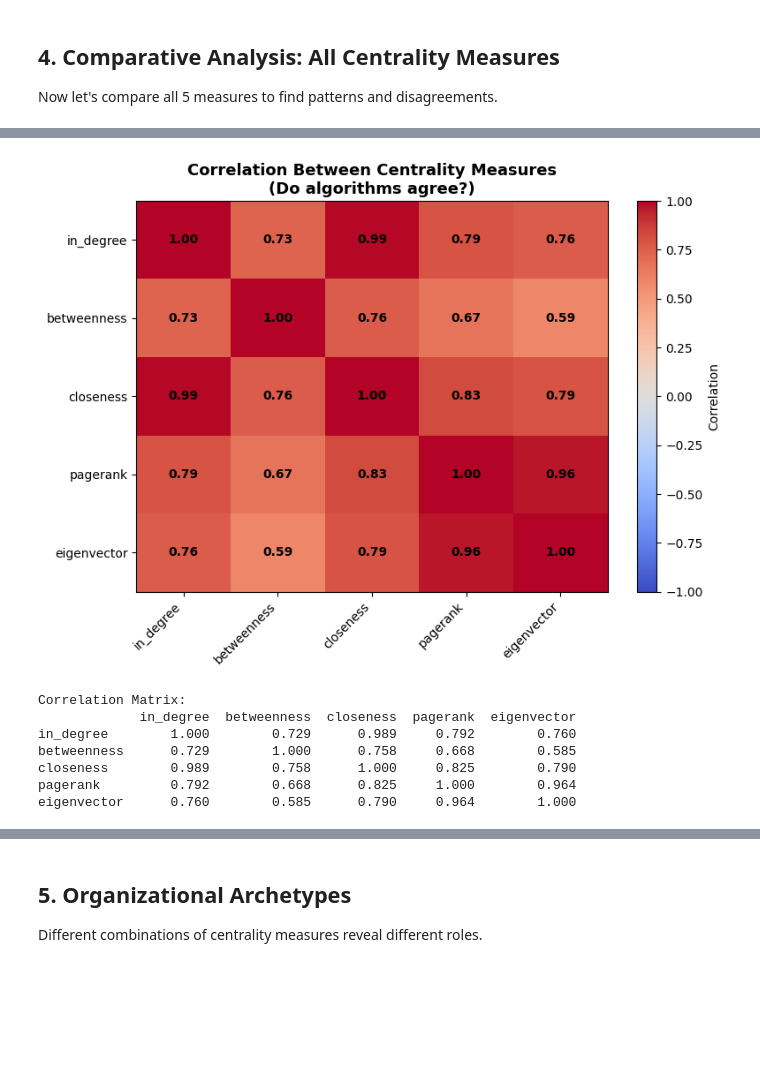
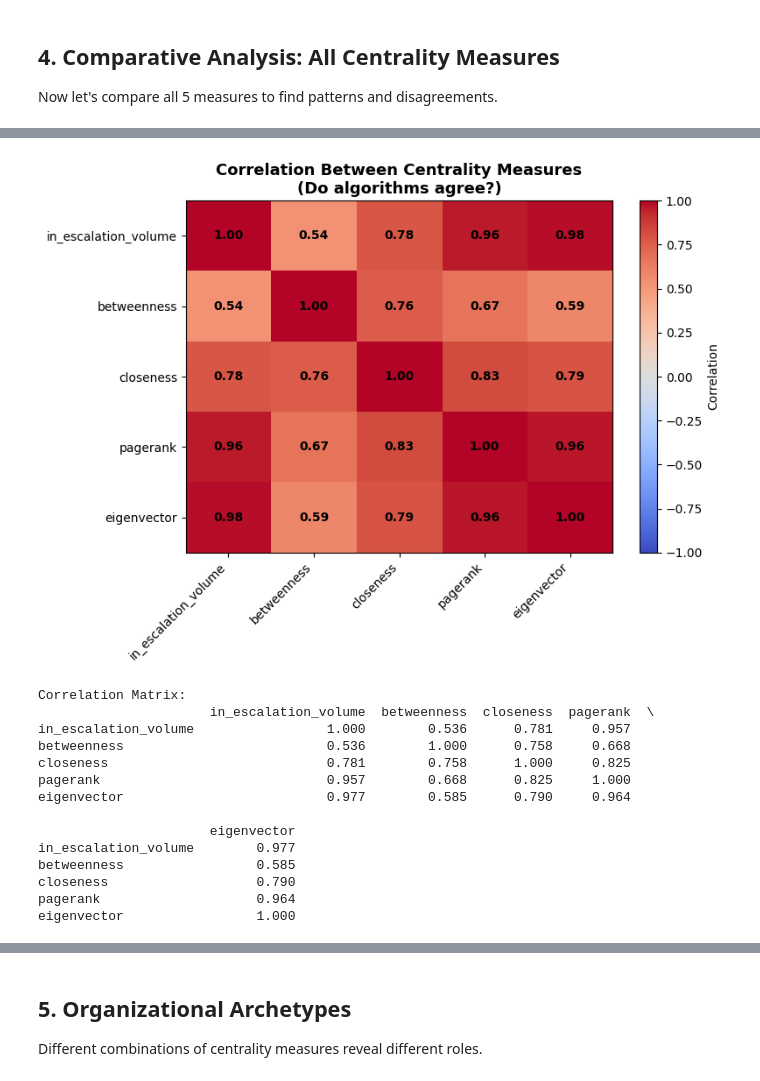
Before and after one commit to marekkucak/graph-analysis-course, a Jupyter notebook: notebooks/04_centrality_algorithms.ipynb, the cells around one changed output, grey strips where cells are left out. Saved outputs shown, nothing was run; the diff lists cells and outputs as text; code cells hidden in the pictures; blank space fills up the shorter version.

```diff
--- a/notebooks/04_centrality_algorithms.ipynb
+++ b/notebooks/04_centrality_algorithms.ipynb
@@ -208,30 +222,38 @@ We'll explore 5 different definitions of centrality. Each reveals different type
 # %%
-# Compute in-degree and out-degree centrality
+# Compute unweighted in-degree and out-degree (count of distinct people)
+in_degree_count = dict(G.in_degree())  # Distinct people escalating TO this person
+out_degree_count = dict(G.out_degree())  # Distinct people this person escalates TO
+
+# Compute weighted degree / escalation volume
+in_escalation_volume = dict(G.in_degree(weight='weight'))  # Total escalations received
+out_escalation_volume = dict(G.out_degree(weight='weight'))  # Total escalations sent
+
+# Compute centrality scores
 in_degree_centrality = nx.in_degree_centrality(G)
 out_degree_centrality = nx.out_degree_centrality(G)
-
-# Also get raw degree counts
-in_degree_count = dict(G.in_degree())
-out_degree_count = dict(G.out_degree())
 
 # Create summary dataframe
 degree_summary = pd.DataFrame([
     {
         'person_id': person_id,
         'name': G.nodes[person_id]['name'],
-        'in_degree': in_degree_count[person_id],
-        'out_degree': out_degree_count[person_id],
+        'in_degree_count': in_degree_count[person_id],
+        'out_degree_count': out_degree_count[person_id],
+        'in_escalation_volume': in_escalation_volume[person_id],
+        'out_escalation_volume': out_escalation_volume[person_id],
         'in_centrality': in_degree_centrality[person_id],
         'out_centrality': out_degree_centrality[person_id],
     }
     for person_id in G.nodes()
 ])
 
-degree_summary = degree_summary.sort_values('in_degree', ascending=False)
+degree_summary = degree_summary.sort_values('in_escalation_volume', ascending=False)
 
-print(f"Top 10 by In-Degree (Who receives most escalations?):")
-print(degree_summary[['person_id', 'name', 'in_degree', 'out_degree']].head(10).to_string(index=False))
+print(f"Top 10 by In-Escalation Volume (Who receives most escalations?)")
+print("(Volume = sum of escalation_count, not just distinct people):")
+print(degree_summary[['person_id', 'name', 'in_degree_count', 'in_escalation_volume']].head(10).to_string(index=False))
 
-print(f"\nTop 10 by Out-Degree (Who escalates to others?):")
-print(degree_summary.sort_values('out_degree', ascending=False)[['person_id', 'name', 'in_degree', 'out_degree']].head(10).to_string(index=False))
+print(f"\nTop 10 by Out-Escalation Volume (Who sends most escalations?)")
+print("(Volume = sum of escalation_count, not just distinct people):")
+print(degree_summary.sort_values('out_escalation_volume', ascending=False)[['person_id', 'name', 'out_degree_count', 'out_escalation_volume']].head(10).to_string(index=False))
 # %% [output]
@@ -563,7 +587,8 @@ centrality_comparison = pd.DataFrame([
         'name': G.nodes[person_id]['name'],
         'team_id': G.nodes[person_id]['team_id'],
         'seniority': G.nodes[person_id]['seniority'],
-        'in_degree': in_degree_count[person_id],
+        'in_degree_count': in_degree_count[person_id],
+        'in_escalation_volume': in_escalation_volume[person_id],
         'betweenness': betweenness_centrality[person_id],
         'closeness': closeness_centrality[person_id],
         'pagerank': pagerank[person_id],
@@ -573,10 +598,10 @@ centrality_comparison = pd.DataFrame([
 ])
 
 # Rank each person by each centrality measure
-for measure in ['in_degree', 'betweenness', 'closeness', 'pagerank', 'eigenvector']:
+for measure in ['in_degree_count', 'in_escalation_volume', 'betweenness', 'closeness', 'pagerank', 'eigenvector']:
     centrality_comparison[f'{measure}_rank'] = centrality_comparison[measure].rank(ascending=False).astype(int)
 
-print("Centrality Measures - Top 10 by in-degree:")
-display_cols = ['name', 'in_degree', 'betweenness', 'closeness', 'pagerank', 'eigenvector']
-print(centrality_comparison.nlargest(10, 'in_degree')[display_cols].to_string(index=False))
+print("Centrality Measures - Top 10 by in-escalation volume:")
+display_cols = ['name', 'in_escalation_volume', 'betweenness', 'closeness', 'pagerank', 'eigenvector']
+print(centrality_comparison.nlargest(10, 'in_escalation_volume')[display_cols].to_string(index=False))
 # %% [output]
@@ -595,39 +620,46 @@ Patricia Peterson         10     0.016822   0.708333  0.051265     0.227719
 # %%
 # Compute correlation between centrality measures
-centrality_cols = ['in_degree', 'betweenness', 'closeness', 'pagerank', 'eigenvector']
+centrality_cols = ['in_escalation_volume', 'betweenness', 'closeness', 'pagerank', 'eigenvector']
 correlation_matrix = centrality_comparison[centrality_cols].corr()
 
 # Visualize correlation heatmap
 fig, ax = plt.subplots(figsize=(8, 6))
 im = ax.imshow(correlation_matrix, cmap='coolwarm', vmin=-1, vmax=1, aspect='auto')
 
 ax.set_xticks(range(len(centrality_cols)))
 ax.set_yticks(range(len(centrality_cols)))
 ax.set_xticklabels(centrality_cols, rotation=45, ha='right')
 ax.set_yticklabels(centrality_cols)
 
 # Add correlation values
 for i in range(len(centrality_cols)):
     for j in range(len(centrality_cols)):
         text = ax.text(j, i, f'{correlation_matrix.iloc[i, j]:.2f}',
                        ha="center", va="center", color="black", fontsize=10, fontweight='bold')
 
 plt.colorbar(im, ax=ax, label='Correlation')
 ax.set_title('Correlation Between Centrality Measures\n(Do algorithms agree?)', fontsize=13, fontweight='bold')
 plt.tight_layout()
 plt.show()
 
 print("Correlation Matrix:")
 print(correlation_matrix.round(3))
 # %% [output]
-[figure, old version]
+[figure, new version]
 Correlation Matrix:
-             in_degree  betweenness  closeness  pagerank  eigenvector
-in_degree        1.000        0.729      0.989     0.792        0.760
-betweenness      0.729        1.000      0.758     0.668        0.585
-closeness        0.989        0.758      1.000     0.825        0.790
-pagerank         0.792        0.668      0.825     1.000        0.964
-eigenvector      0.760        0.585      0.790     0.964        1.000
+                      in_escalation_volume  betweenness  closeness  pagerank  \
+in_escalation_volume                 1.000        0.536      0.781     0.957
+betweenness                          0.536        1.000      0.758     0.668
+closeness                            0.781        0.758      1.000     0.825
+pagerank                             0.957        0.668      0.825     1.000
+eigenvector                          0.977        0.585      0.790     0.964
+
+                      eigenvector
+in_escalation_volume        0.977
+betweenness                 0.585
+closeness                   0.790
+pagerank                    0.964
+eigenvector                 1.000
 # %%
 # Identify disagreement: high in one measure but low in another
 print("\nKey Disagreements (High in one measure, low in another):")
```
Also changed, not shown: parts of 14 cells of this notebook.
